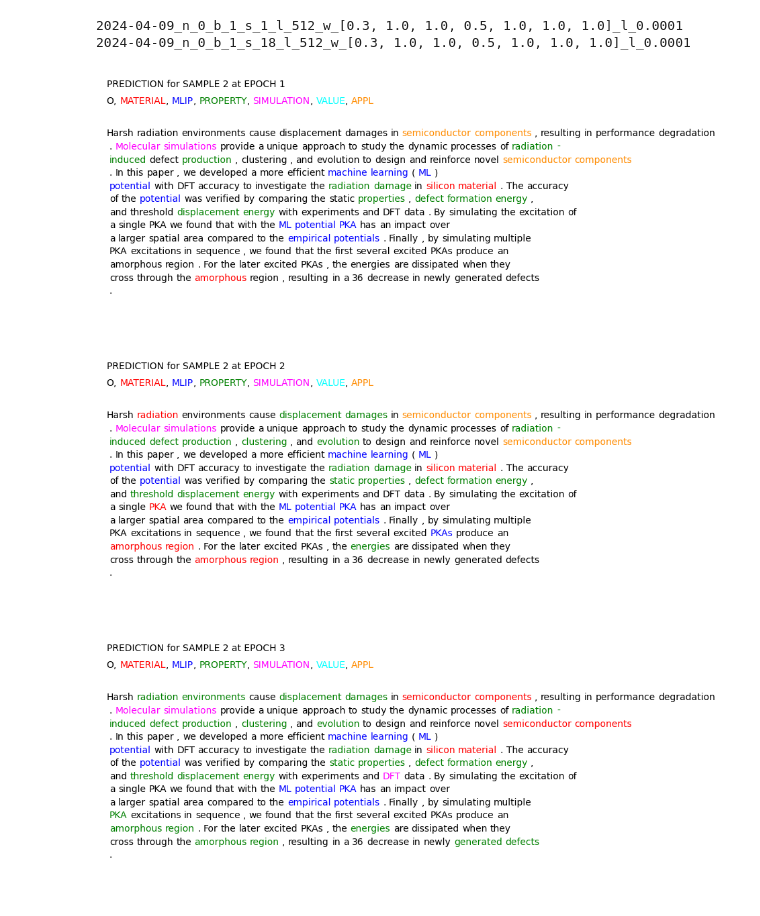
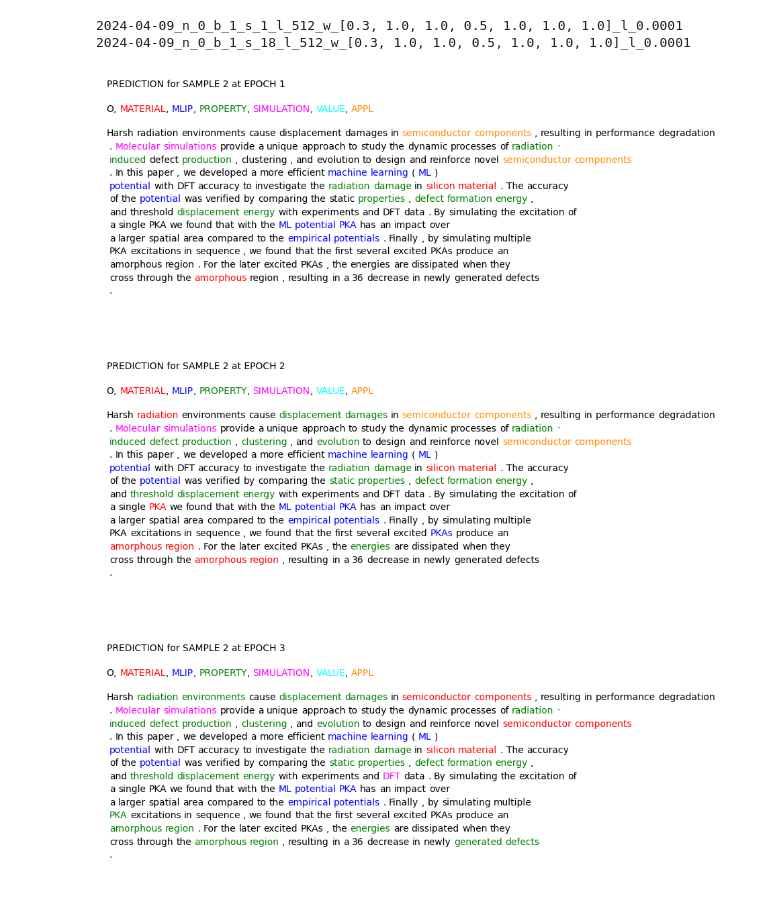
Before and after one commit to BOWENmeZHENG/Bert-NER, a Jupyter notebook: viz_prev.ipynb, the cells around one changed output. Drawn from its saved outputs; the diff is of its cells as text; code cells hidden in the pictures.

```diff
--- a/viz_prev.ipynb
+++ b/viz_prev.ipynb
@@ -27,34 +27,35 @@ sample_ids = [2]
 for epoch in epochs:
     for sample_id in sample_ids:
         sample_file = f'saved_models/{model_name}/{model_name}_e_{epoch}_test_{sample_id}.json'
         with open(sample_file) as f:
             for jsonObj in f:
                 record = json.loads(jsonObj)
         colors = ['black', 'red', 'blue', 'green', 'magenta', 'cyan', 'darkorange']
         word_list_marked = ['<' + w + '>' for w in record['words']]
         markers_labels = [{"color": colors[i]} for i in record['labels']]
         markers_pred = [{"color": colors[i]} for i in record['pred']]
         j = 0
         for i in range(len(record['words'])):
             if (i + 1) % 15 == 0:
                 word_list_marked.insert(i + j, '\n')
                 j += 1
 
         fig, ax = plt.subplots()
         ax.set_axis_off()
-        HighlightText(x=0., y=1, s=f'PREDICTION for SAMPLE {sample_id} at EPOCH {epoch} \n\n<O>, <MATERIAL>, <MLIP>, <PROPERTY>, <SIMULATION>, <VALUE>, <APPL>',
+        HighlightText(x=0., y=1.0, s=f'PREDICTION for SAMPLE {sample_id} at EPOCH {epoch}', ax=ax)
+        HighlightText(x=0., y=0.9, s='<O>, <MATERIAL>, <MLIP>, <PROPERTY>, <SIMULATION>, <VALUE>, <APPL>',
                       highlight_textprops=[{"color": c} for c in colors], ax=ax)
         HighlightText(x=0., y=0.8, s=' '.join(word_list_marked),
                       highlight_textprops=markers_pred, ax=ax)
         plt.show()
         # fig, ax = plt.subplots()
         # ax.set_axis_off()
         # HighlightText(x=0., y=1, s='LABELS \n\n<O>, <MATERIAL>, <MLIP>, <PROPERTY>, <SIMULATION>, <VALUE>, <APPL>',
         #               highlight_textprops=[{"color": c} for c in colors], ax=ax)
         # HighlightText(x=0., y=0.8, s=' '.join(word_list_marked),
         #               highlight_textprops=markers_labels, ax=ax)
         # plt.show()
 # %% [output]
-[figure, old version]
+[figure, new version]
-[figure, old version]
+[figure, new version]
-[figure, old version]
+[figure, new version]
```
